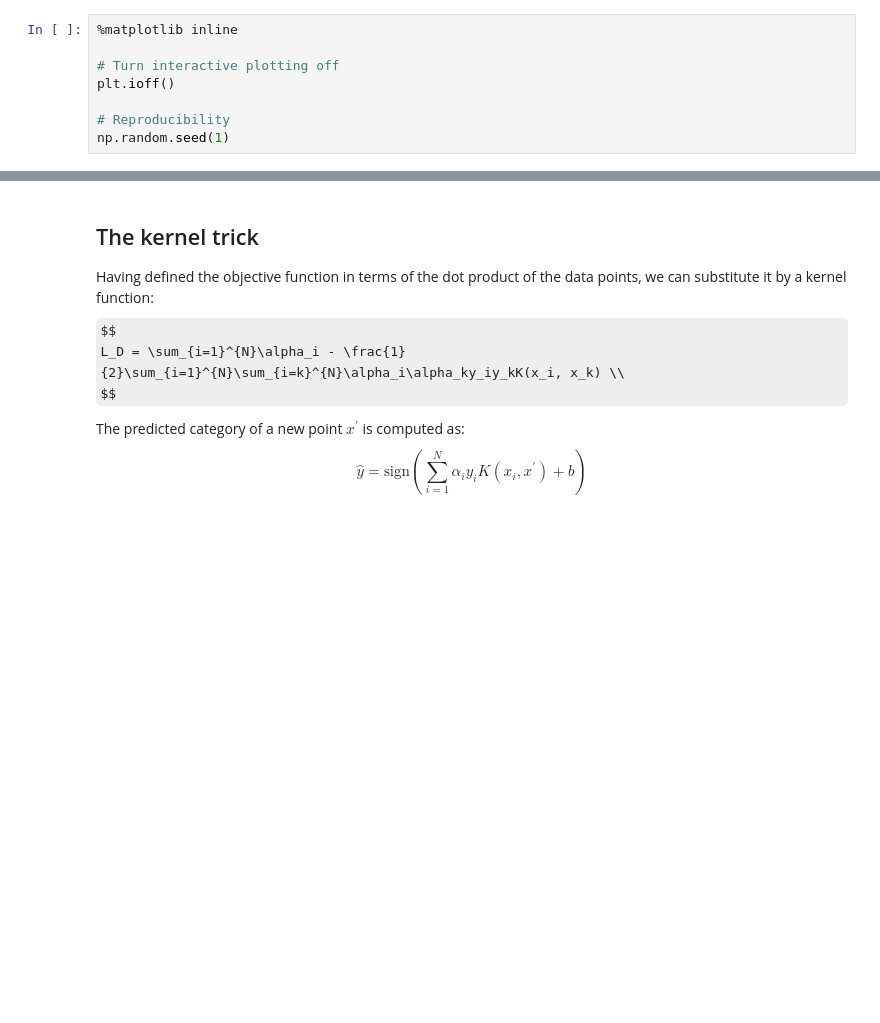
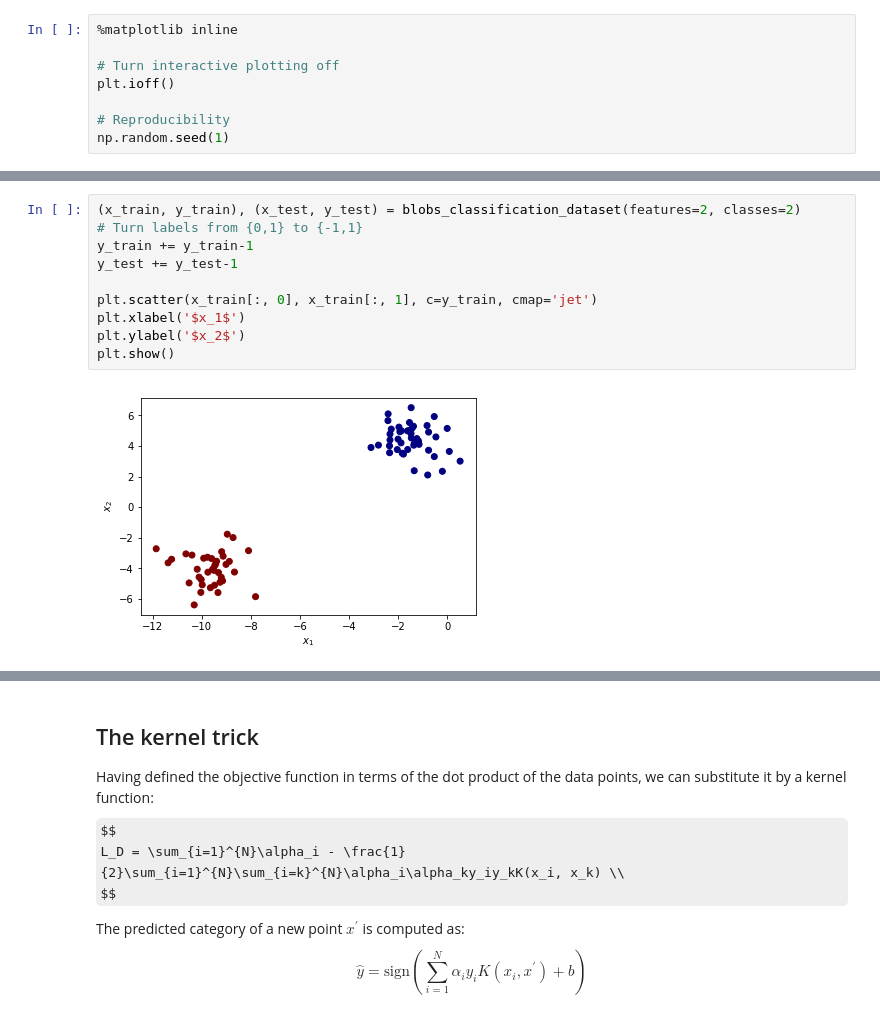
Before and after one commit to SergioAlvarezB/ml-numpy, a Jupyter notebook: notebooks/svm-derivation.ipynb, the cells around one changed output, grey strips where cells are left out. Cells and saved outputs as stored; diff of their text form; some formulas as TeX source; blank space fills up the shorter version.

```diff
--- a/notebooks/svm-derivation.ipynb
+++ b/notebooks/svm-derivation.ipynb
@@ -21,0 +26,12 @@ np.random.seed(1)
+# %%
+(x_train, y_train), (x_test, y_test) = blobs_classification_dataset(features=2, classes=2)
+# Turn labels from {0,1} to {-1,1}
+y_train += y_train-1
+y_test += y_test-1
+
+plt.scatter(x_train[:, 0], x_train[:, 1], c=y_train, cmap='jet')
+plt.xlabel('$x_1$')
+plt.ylabel('$x_2$')
+plt.show()
+# %% [output]
+[figure, added]
```
Also changed, not shown: parts of 16 cells of this notebook, 1 other file.
